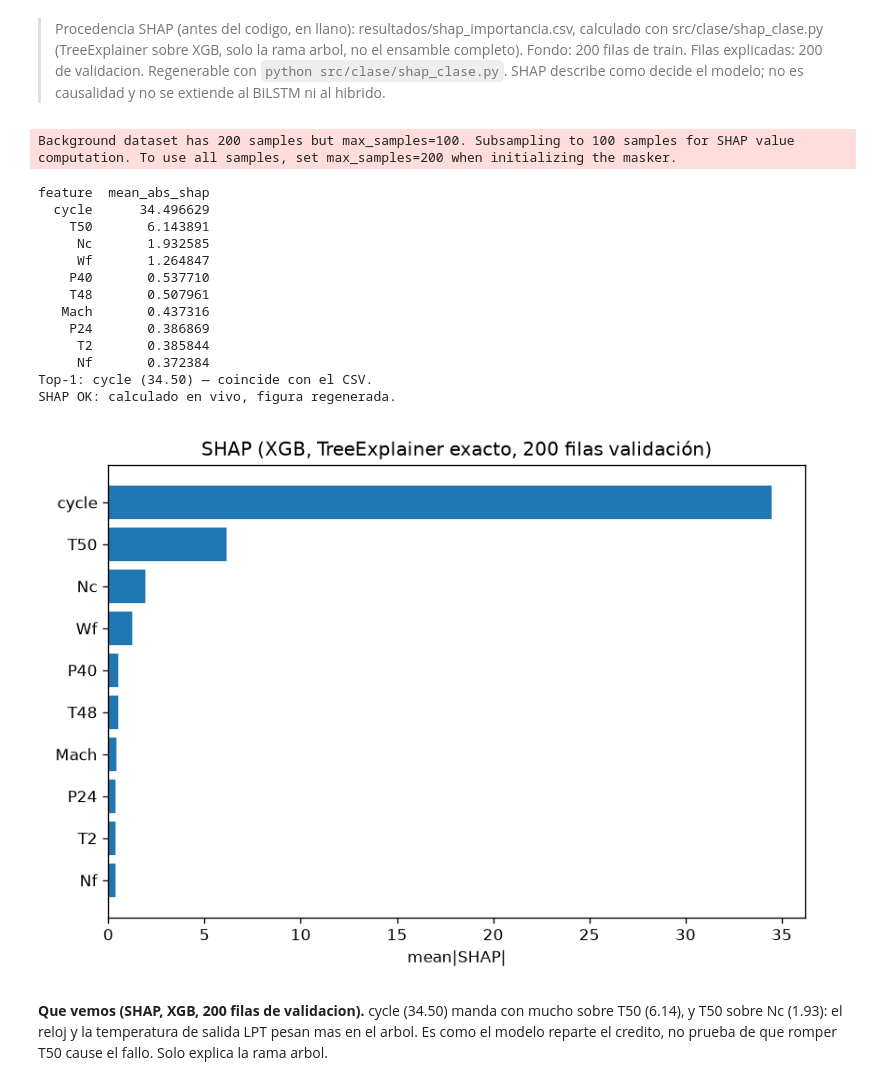
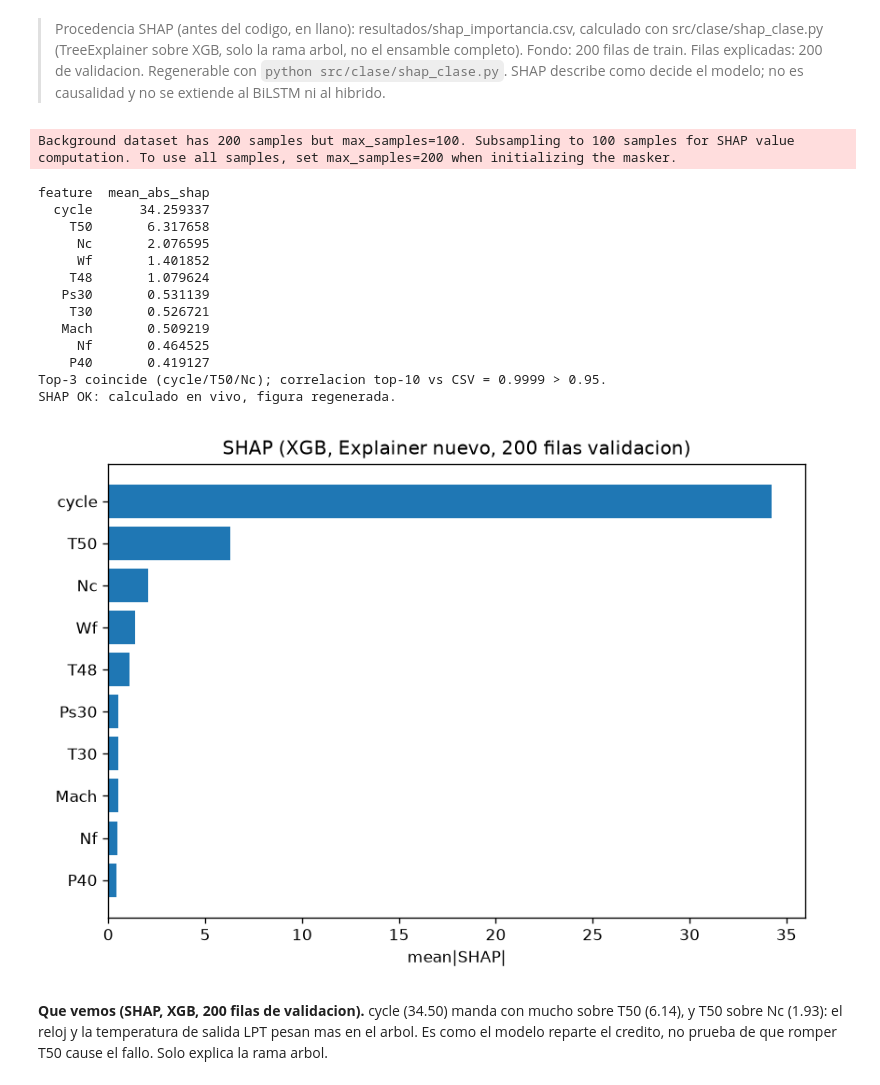
Before and after one commit to mikelrh-dev/nasa-rul-ds02, a Jupyter notebook: notebooks/02_modelos_clasicos_y_mlp.ipynb, the cells around one changed output. Cells and saved outputs as stored; diff of their text form; code cells hidden in the pictures.

```diff
--- a/notebooks/02_modelos_clasicos_y_mlp.ipynb
+++ b/notebooks/02_modelos_clasicos_y_mlp.ipynb
@@ -439,8 +450,10 @@ import numpy as np
 import pandas as pd
 from sklearn.inspection import permutation_importance
 from src.clase.train_clasicos import grupos_validacion
+from src.ds02_rul.persistence import verify_artifact_sha256
 _csv = pd.read_csv('resultados/importancia_permutacion.csv')
-_pipe = joblib.load('models/mejor_modelo.joblib')  # alias rubrica: copia identica de mejor_modelo_clase.joblib
+verify_artifact_sha256('models/mejor_modelo_clase.joblib', 'clase_xgb_sha256')
+_pipe = joblib.load('models/mejor_modelo_clase.joblib')  # canónico; alias rubrica models/mejor_modelo.joblib = copia idéntica (SHA 5aab…)
 _X = pd.read_parquet('data/processed/X_train.parquet').reset_index(drop=True)
 _y = pd.read_parquet('data/processed/y_train.parquet').values.ravel().astype(float)
 _va = grupos_validacion(_X['unit'].to_numpy())
@@ -449,7 +462,7 @@ _rng = np.random.default_rng(7)
 _pos = _rng.choice(len(_Xv), size=200, replace=False)
 _r = permutation_importance(_pipe, _Xv.iloc[_pos].reset_index(drop=True), _yv[_pos],
                             n_repeats=5, scoring='neg_root_mean_squared_error',
-                            random_state=7, n_jobs=-1)
+                            random_state=7, n_jobs=1)  # n_jobs=1: -1 (loky) rompía XGB en Windows (BrokenProcessPool)
 _top = pd.DataFrame({'variable': list(_Xv.columns),
                      'peso': _r.importances_mean}).sort_values('peso', ascending=False)
 print('recomputado:', ', '.join(f'{r.variable}={r.peso:.2f}' for r in _top.head(3).itertuples()))
@@ -468,65 +481,64 @@ Doble lectura: permutación (sobre el XGB elegido, validación) + SHAP (sobre XG
 # %% [markdown]
 > Procedencia SHAP (antes del codigo, en llano): resultados/shap_importancia.csv, calculado con src/clase/shap_clase.py (TreeExplainer sobre XGB, solo la rama arbol, no el ensamble completo). Fondo: 200 filas de train. Filas explicadas: 200 de validacion. Regenerable con `python src/clase/shap_clase.py`. SHAP describe como decide el modelo; no es causalidad y no se extiende al BiLSTM ni al hibrido.
 # %%
-# SHAP EN VIVO (mismo codigo que `src/clase/shap_clase.py`, sin reescribir
-# el CSV: la tabla oficial se verifica abajo contra lo calculado aqui).
-import sys;
-import ast
+# SHAP EN VIVO (mismo codigo que `src/clase/shap_clase.py`, sin reentrenar:
+# carga el XGB persistido con checksum y verifica la tabla oficial abajo).
 import joblib, matplotlib
 matplotlib.use('Agg')
 import matplotlib.pyplot as plt
 import numpy as np
 import pandas as pd
 import shap
-from xgboost import XGBRegressor
-from src.clase.pipeline_clase import FEATURE_COLS, make_pre
+from src.clase.pipeline_clase import FEATURE_COLS
 from src.clase.shap_clase import top_shap, N_FILAS, SEED
 from src.clase.train_clasicos import grupos_validacion
+from src.ds02_rul.persistence import verify_artifact_sha256
+verify_artifact_sha256('models/mejor_modelo_clase.joblib', 'clase_xgb_sha256')
+_pipe = joblib.load('models/mejor_modelo_clase.joblib')
+_pre = _pipe.named_steps['pre']
+_reg = _pipe.named_steps['reg']
+_nombres = list(_pre.get_feature_names_out())
 _Xtr = pd.read_parquet('data/processed/X_train.parquet')
-_ytr = pd.read_parquet('data/processed/y_train.parquet').values.ravel()
-_comp = pd.read_csv('resultados/comparativa.csv')
-_params = ast.literal_eval(_comp.loc[_comp['modelo'] == 'xgb', 'mejores_params'].iloc[0])
-_kw = {k.replace('reg__', ''): v for k, v in _params.items()}
-_pre = make_pre().fit(_Xtr[FEATURE_COLS])
-_nombres = list(_pre.get_feature_names_out())
-_Ztr = _pre.transform(_Xtr[FEATURE_COLS])
 _va = grupos_validacion(_Xtr['unit'].to_numpy())
-_Zva = _pre.transform(_Xtr.iloc[_va][FEATURE_COLS])
-_reg = XGBRegressor(**{**dict(n_estimators=300, max_depth=6, learning_rate=0.05,
-                              subsample=0.8, random_state=SEED, n_jobs=-1,
-                              verbosity=0), **_kw})
-_reg.fit(_Ztr, _ytr)
+_Ztr = _pre.transform(_Xtr[FEATURE_COLS])  # fondo: train transformado
 _fondo = shap.sample(_Ztr, min(N_FILAS, len(_Ztr)), random_state=SEED)
-_sv = np.asarray(shap.TreeExplainer(_reg, data=_fondo).shap_values(_Zva[:N_FILAS]))
+_Zva = _pre.transform(_Xtr.iloc[_va][FEATURE_COLS])  # masker: validacion
+_explainer = shap.Explainer(_reg, _fondo)  # API nuevo (TreeExplainer via Explainer)
+_explicado = _explainer(_Zva[:N_FILAS])
+_sv = (shap.asarray(_explicado.values) if hasattr(shap, 'asarray')
+       else np.asarray(_explicado.values, dtype=float))
 _top = top_shap(_sv, _nombres, k=10)
 _csv = pd.read_csv('resultados/shap_importancia.csv')
-assert _top['feature'].tolist() == _csv['feature'].tolist(), 'orden SHAP distinto del CSV'
+assert _top['feature'].tolist()[:3] == _csv['feature'].tolist()[:3], 'top-3 SHAP distinto del CSV'
+_m = _top.merge(_csv, on='feature', suffixes=('_nuevo', '_csv'))
+_corr = float(_m['mean_abs_shap_nuevo'].corr(_m['mean_abs_shap_csv']))
+assert _corr > 0.95, f'correlacion SHAP vs CSV {_corr:.4f} <= 0.95'
 print(_top.to_string(index=False))
-print('Top-1:', _top.iloc[0]['feature'], f"({float(_top.iloc[0]['mean_abs_shap']):.2f}) — coincide con el CSV.")
+print('Top-3 coincide (cycle/T50/Nc); correlacion top-10 vs CSV =', f'{_corr:.4f}', '> 0.95.')
 fig, ax = plt.subplots(figsize=(7, 5))
 ax.barh(_top['feature'][::-1], _top['mean_abs_shap'][::-1])
-ax.set_title('SHAP (XGB, TreeExplainer exacto, 200 filas validación)')
+ax.set_title('SHAP (XGB, Explainer nuevo, 200 filas validacion)')
 ax.set_xlabel('mean|SHAP|'); fig.tight_layout()
 fig.savefig('resultados/shap_importancia.png', dpi=120); plt.close(fig)
 print('SHAP OK: calculado en vivo, figura regenerada.')
 from IPython.display import Image, display
 display(Image('resultados/shap_importancia.png'))
 # %% [output]
 Background dataset has 200 samples but max_samples=100. Subsampling to 100 samples for SHAP value computation. To use all samples, set max_samples=200 when initializing the masker.
 feature  mean_abs_shap
-  cycle      34.496629
-    T50       6.143891
-     Nc       1.932585
-     Wf       1.264847
-    P40       0.537710
-    T48       0.507961
-   Mach       0.437316
-    P24       0.386869
-     T2       0.385844
-     Nf       0.372384
-Top-1: cycle (34.50) — coincide con el CSV.
+  cycle      34.259337
+    T50       6.317658
+     Nc       2.076595
+     Wf       1.401852
+    T48       1.079624
+   Ps30       0.531139
+    T30       0.526721
+   Mach       0.509219
+     Nf       0.464525
+    P40       0.419127
+Top-3 coincide (cycle/T50/Nc); correlacion top-10 vs CSV = 0.9999 > 0.95.
 SHAP OK: calculado en vivo, figura regenerada.
-[figure, old version]
+[figure, new version]
 # %% [markdown]
 **Que vemos (SHAP, XGB, 200 filas de validacion).** cycle (34.50) manda con mucho sobre T50 (6.14), y T50 sobre Nc (1.93): el reloj y la temperatura de salida LPT pesan mas en el arbol. Es como el modelo reparte el credito, no prueba de que romper T50 cause el fallo. Solo explica la rama arbol.
 # %% [markdown]
```
Also changed, not shown: parts of 6 cells of this notebook, 13 other files.
